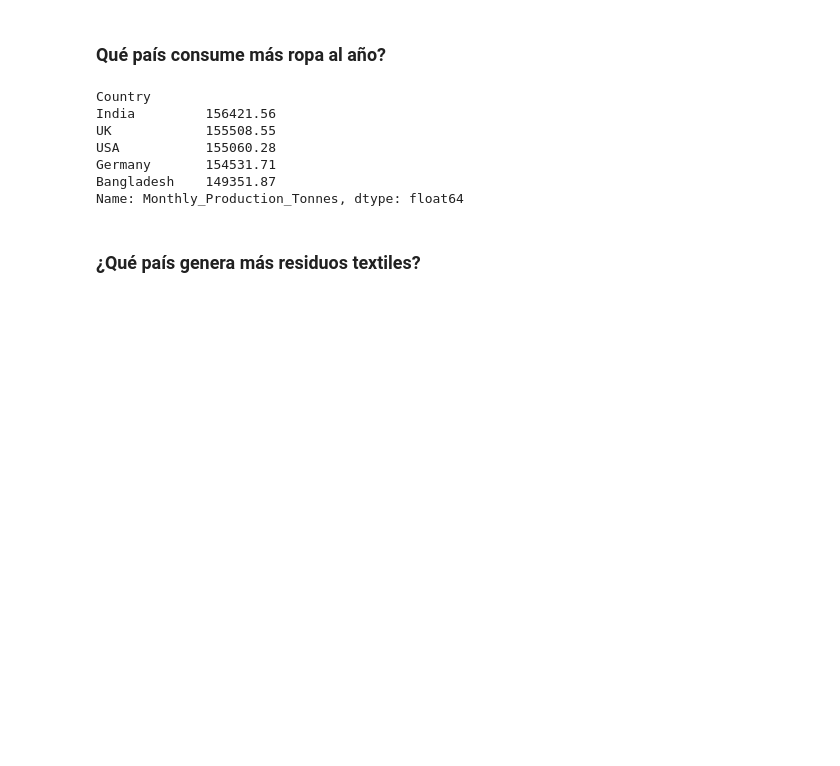
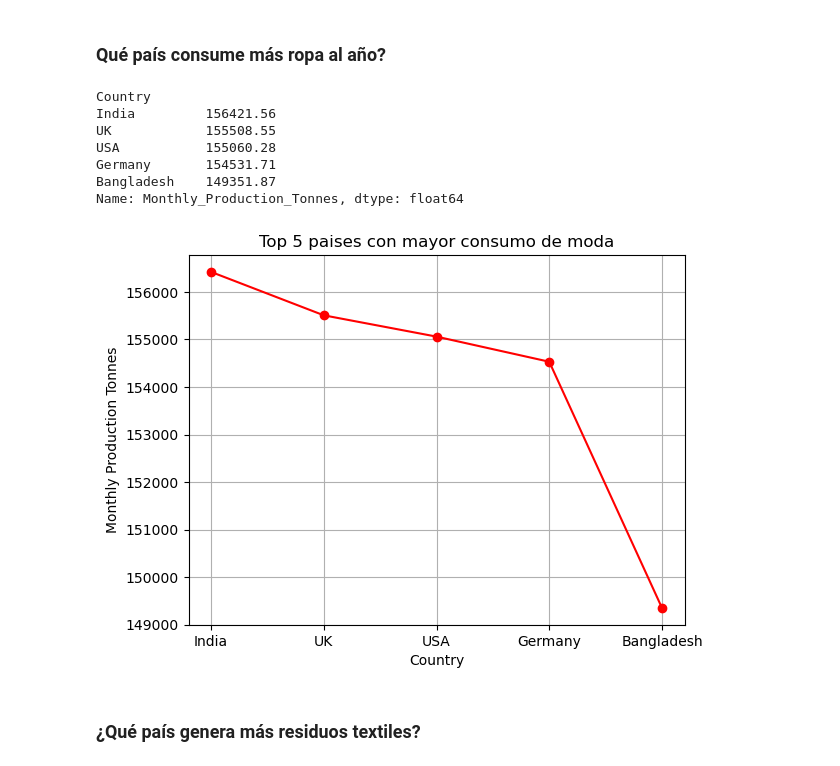
Before and after one commit to AlejandroSegura24/fast-fashion-analysis, a Jupyter notebook: notebooks/exploracion_fast_fashion.ipynb, the cells around one changed output. Saved outputs shown, nothing was run; the diff lists cells and outputs as text; code cells hidden in the pictures; blank space fills up the shorter version.

```diff
--- a/notebooks/exploracion_fast_fashion.ipynb
+++ b/notebooks/exploracion_fast_fashion.ipynb
@@ -119,6 +119,16 @@ USA           155060.28
 Germany       154531.71
 Bangladesh    149351.87
 Name: Monthly_Production_Tonnes, dtype: float64
+# %%
+plt.plot(country_prod_total.index, country_prod_total.values, marker='o', linestyle='-', color='red')
+plt.grid()
+
+plt.title('Top 5 paises con mayor consumo de moda')
+plt.xlabel('Country')
+plt.ylabel('Monthly Production Tonnes')
+plt.show()
+# %% [output]
+[figure, added]
 # %% [markdown]
 ### ¿Qué país genera más residuos textiles?
 # %%
```
Also changed, not shown: parts of 6 cells of this notebook.
